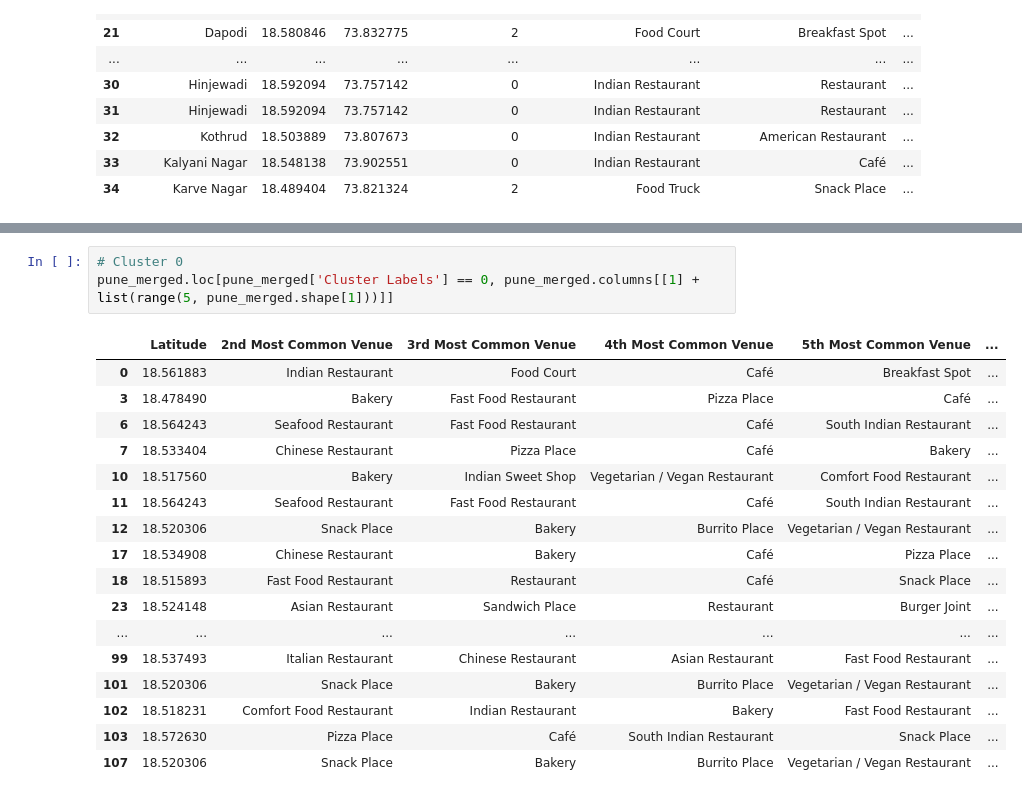
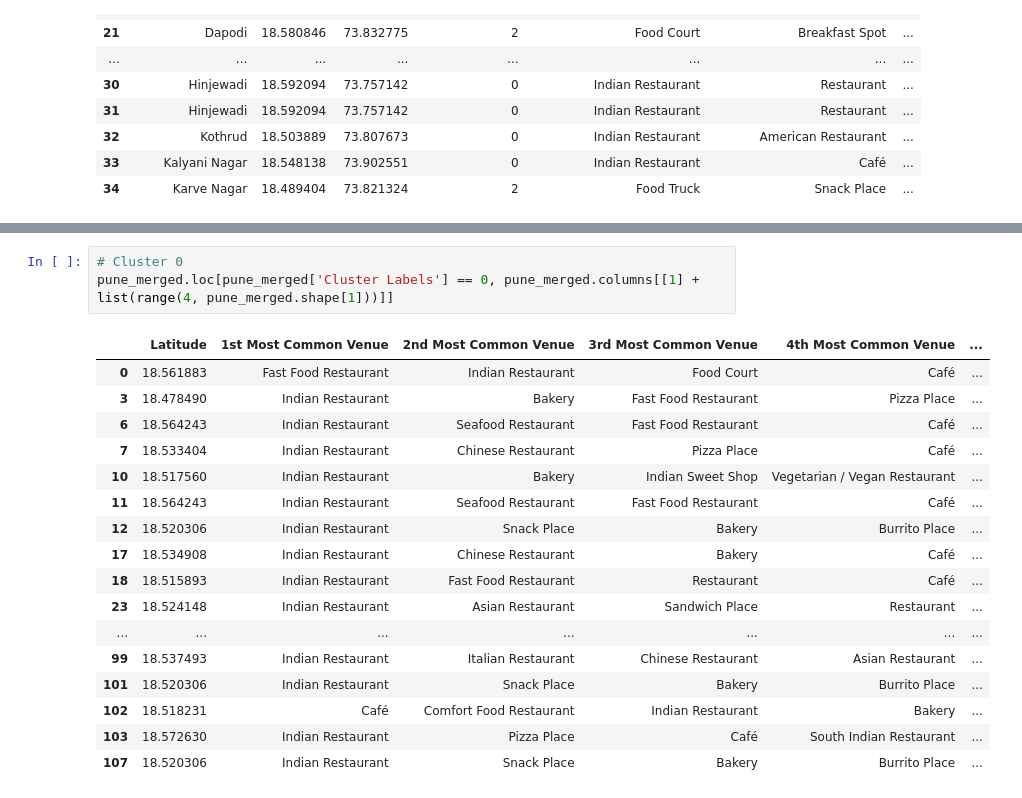
Before and after one commit to adityadmahale/ibm-data-science, a Jupyter notebook: Final Project/coursera_capstone.ipynb, the cells around one changed output, grey strips where cells are left out. Saved outputs shown, nothing was run; the diff lists cells and outputs as text.

Commit message:
Add dataframe column

```diff
--- a/Final Project/coursera_capstone.ipynb
+++ b/Final Project/coursera_capstone.ipynb
@@ -387,24 +387,24 @@ map_clusters
 [interactive output not drawn]
 # %%
 # Cluster 0
-pune_merged.loc[pune_merged['Cluster Labels'] == 0, pune_merged.columns[[1] + list(range(5, pune_merged.shape[1]))]]
+pune_merged.loc[pune_merged['Cluster Labels'] == 0, pune_merged.columns[[1] + list(range(4, pune_merged.shape[1]))]]
 # %% [output]
-|  | Latitude | 2nd Most Common Venue | 3rd Most Common Venue | 4th Most Common Venue | 5th Most Common Venue | ... |
-| 0 | 18.561883 | Indian Restaurant | Food Court | Café | Breakfast Spot | ... |
-| 3 | 18.478490 | Bakery | Fast Food Restaurant | Pizza Place | Café | ... |
-| 6 | 18.564243 | Seafood Restaurant | Fast Food Restaurant | Café | South Indian Restaurant | ... |
-| 7 | 18.533404 | Chinese Restaurant | Pizza Place | Café | Bakery | ... |
-| 10 | 18.517560 | Bakery | Indian Sweet Shop | Vegetarian / Vegan Restaurant | Comfort Food Restaurant | ... |
-| 11 | 18.564243 | Seafood Restaurant | Fast Food Restaurant | Café | South Indian Restaurant | ... |
-| 12 | 18.520306 | Snack Place | Bakery | Burrito Place | Vegetarian / Vegan Restaurant | ... |
-| 17 | 18.534908 | Chinese Restaurant | Bakery | Café | Pizza Place | ... |
-| 18 | 18.515893 | Fast Food Restaurant | Restaurant | Café | Snack Place | ... |
-| 23 | 18.524148 | Asian Restaurant | Sandwich Place | Restaurant | Burger Joint | ... |
+|  | Latitude | 1st Most Common Venue | 2nd Most Common Venue | 3rd Most Common Venue | 4th Most Common Venue | ... |
+| 0 | 18.561883 | Fast Food Restaurant | Indian Restaurant | Food Court | Café | ... |
+| 3 | 18.478490 | Indian Restaurant | Bakery | Fast Food Restaurant | Pizza Place | ... |
+| 6 | 18.564243 | Indian Restaurant | Seafood Restaurant | Fast Food Restaurant | Café | ... |
+| 7 | 18.533404 | Indian Restaurant | Chinese Restaurant | Pizza Place | Café | ... |
+| 10 | 18.517560 | Indian Restaurant | Bakery | Indian Sweet Shop | Vegetarian / Vegan Restaurant | ... |
+| 11 | 18.564243 | Indian Restaurant | Seafood Restaurant | Fast Food Restaurant | Café | ... |
+| 12 | 18.520306 | Indian Restaurant | Snack Place | Bakery | Burrito Place | ... |
+| 17 | 18.534908 | Indian Restaurant | Chinese Restaurant | Bakery | Café | ... |
+| 18 | 18.515893 | Indian Restaurant | Fast Food Restaurant | Restaurant | Café | ... |
+| 23 | 18.524148 | Indian Restaurant | Asian Restaurant | Sandwich Place | Restaurant | ... |
 | ... | ... | ... | ... | ... | ... | ... |
-| 99 | 18.537493 | Italian Restaurant | Chinese Restaurant | Asian Restaurant | Fast Food Restaurant | ... |
-| 101 | 18.520306 | Snack Place | Bakery | Burrito Place | Vegetarian / Vegan Restaurant | ... |
-| 102 | 18.518231 | Comfort Food Restaurant | Indian Restaurant | Bakery | Fast Food Restaurant | ... |
-| 103 | 18.572630 | Pizza Place | Café | South Indian Restaurant | Snack Place | ... |
-| 107 | 18.520306 | Snack Place | Bakery | Burrito Place | Vegetarian / Vegan Restaurant | ... |
+| 99 | 18.537493 | Indian Restaurant | Italian Restaurant | Chinese Restaurant | Asian Restaurant | ... |
+| 101 | 18.520306 | Indian Restaurant | Snack Place | Bakery | Burrito Place | ... |
+| 102 | 18.518231 | Café | Comfort Food Restaurant | Indian Restaurant | Bakery | ... |
+| 103 | 18.572630 | Indian Restaurant | Pizza Place | Café | South Indian Restaurant | ... |
+| 107 | 18.520306 | Indian Restaurant | Snack Place | Bakery | Burrito Place | ... |
 # %%
 # Cluster 1
```
Also changed, not shown: parts of 2 cells of this notebook.
